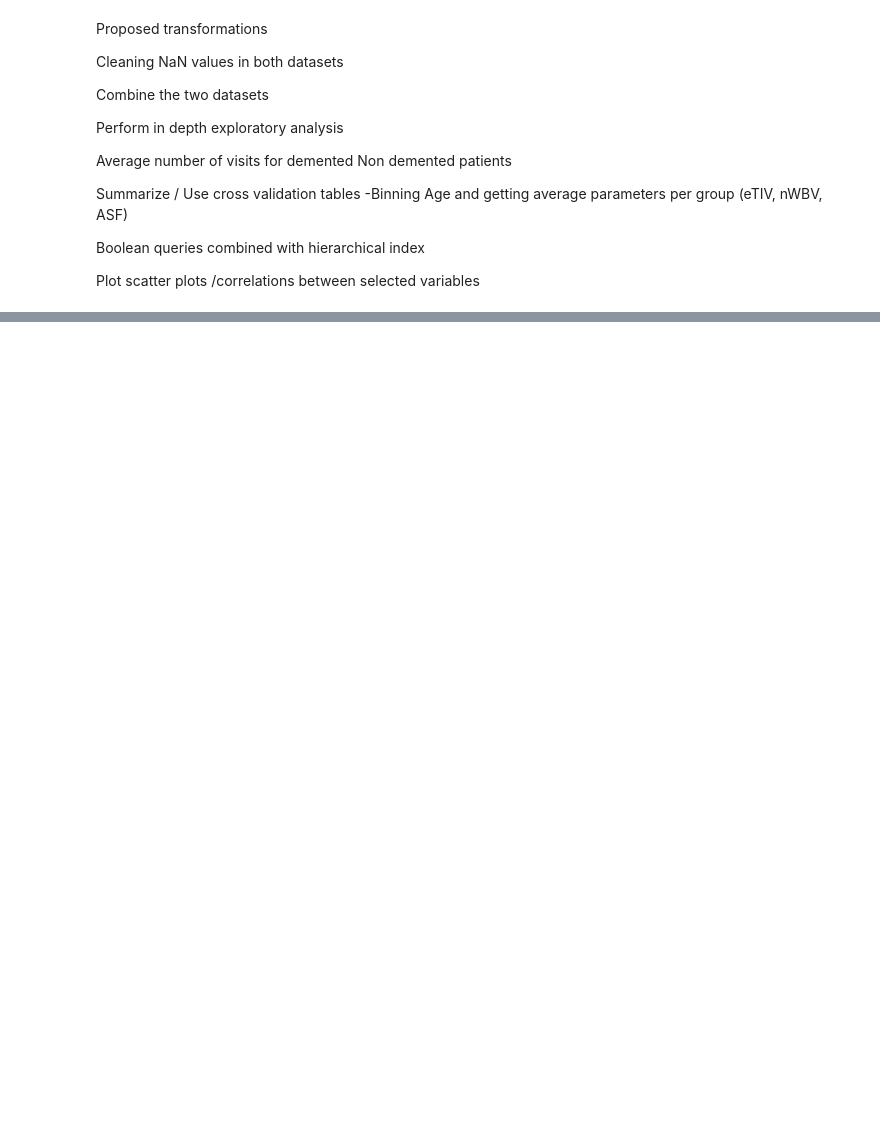
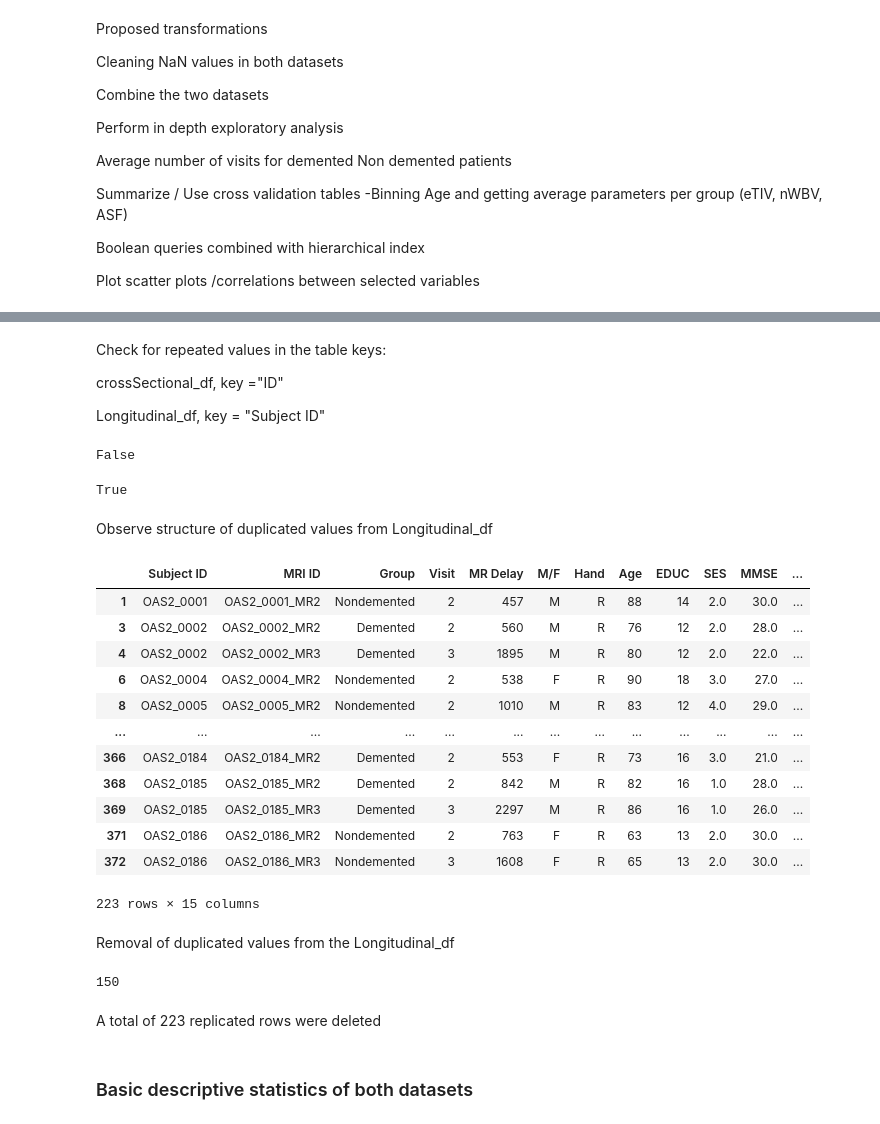
Before and after one commit to Rhaegar2012/CPSC-Project, a Jupyter notebook: CPSC-End of Term Project .ipynb, the cells around one changed output, grey strips where cells are left out. Cells and saved outputs as stored; diff of their text form; code cells hidden in the pictures; blank space fills up the shorter version.

```diff
--- a/CPSC-End of Term Project .ipynb
+++ b/CPSC-End of Term Project .ipynb
@@ -57,0 +154,34 @@ Plot scatter plots /correlations between selected variables
+# %% [markdown]
+Check for repeated values in the table keys:
+
+crossSectional_df, key ="ID"
+
+Longitudinal_df, key = "Subject ID"
+# %%
+crossSectional_df["ID"].duplicated().any()
+# %% [output]
+False
+# %%
+Longitudinal_df["Subject ID"].duplicated().any()
+# %% [output]
+True
+# %% [markdown]
+Observe structure of duplicated values from Longitudinal_df
+# %%
+Longitudinal_df[Longitudinal_df["Subject ID"].duplicated()==True]
+# %% [output]
+|  | Subject ID | MRI ID | Group | Visit | MR Delay | M/F | Hand | Age | EDUC | SES | MMSE | ... |
+| 1 | OAS2_0001 | OAS2_0001_MR2 | Nondemented | 2 | 457 | M | R | 88 | 14 | 2.0 | 30.0 | ... |
+| 3 | OAS2_0002 | OAS2_0002_MR2 | Demented | 2 | 560 | M | R | 76 | 12 | 2.0 | 28.0 | ... |
+| 4 | OAS2_0002 | OAS2_0002_MR3 | Demented | 3 | 1895 | M | R | 80 | 12 | 2.0 | 22.0 | ... |
+| 6 | OAS2_0004 | OAS2_0004_MR2 | Nondemented | 2 | 538 | F | R | 90 | 18 | 3.0 | 27.0 | ... |
+| 8 | OAS2_0005 | OAS2_0005_MR2 | Nondemented | 2 | 1010 | M | R | 83 | 12 | 4.0 | 29.0 | ... |
+| ... | ... | ... | ... | ... | ... | ... | ... | ... | ... | ... | ... | ... |
+| 366 | OAS2_0184 | OAS2_0184_MR2 | Demented | 2 | 553 | F | R | 73 | 16 | 3.0 | 21.0 | ... |
+| 368 | OAS2_0185 | OAS2_0185_MR2 | Demented | 2 | 842 | M | R | 82 | 16 | 1.0 | 28.0 | ... |
+| 369 | OAS2_0185 | OAS2_0185_MR3 | Demented | 3 | 2297 | M | R | 86 | 16 | 1.0 | 26.0 | ... |
+| 371 | OAS2_0186 | OAS2_0186_MR2 | Nondemented | 2 | 763 | F | R | 63 | 13 | 2.0 | 30.0 | ... |
+| 372 | OAS2_0186 | OAS2_0186_MR3 | Nondemented | 3 | 1608 | F | R | 65 | 13 | 2.0 | 30.0 | ... |
+223 rows × 15 columns
+# %% [markdown]
+Removal of duplicated values from the Longitudinal_df
@@ -57,0 +190,8 @@ Plot scatter plots /correlations between selected variables
+# %%
+len(Longitudinal_df)
+# %% [output]
+150
+# %% [markdown]
+A total of 223 replicated rows were deleted
+# %% [markdown]
+### Basic descriptive statistics of both datasets
```
Also changed, not shown: parts of 76 cells of this notebook.
